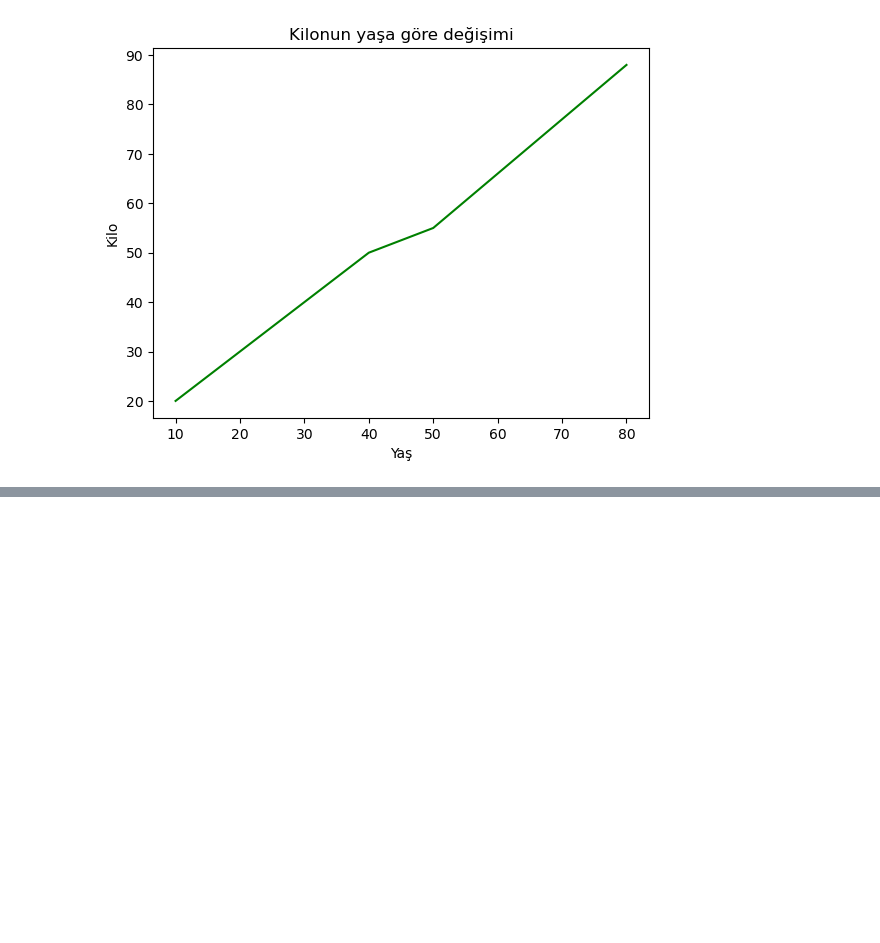
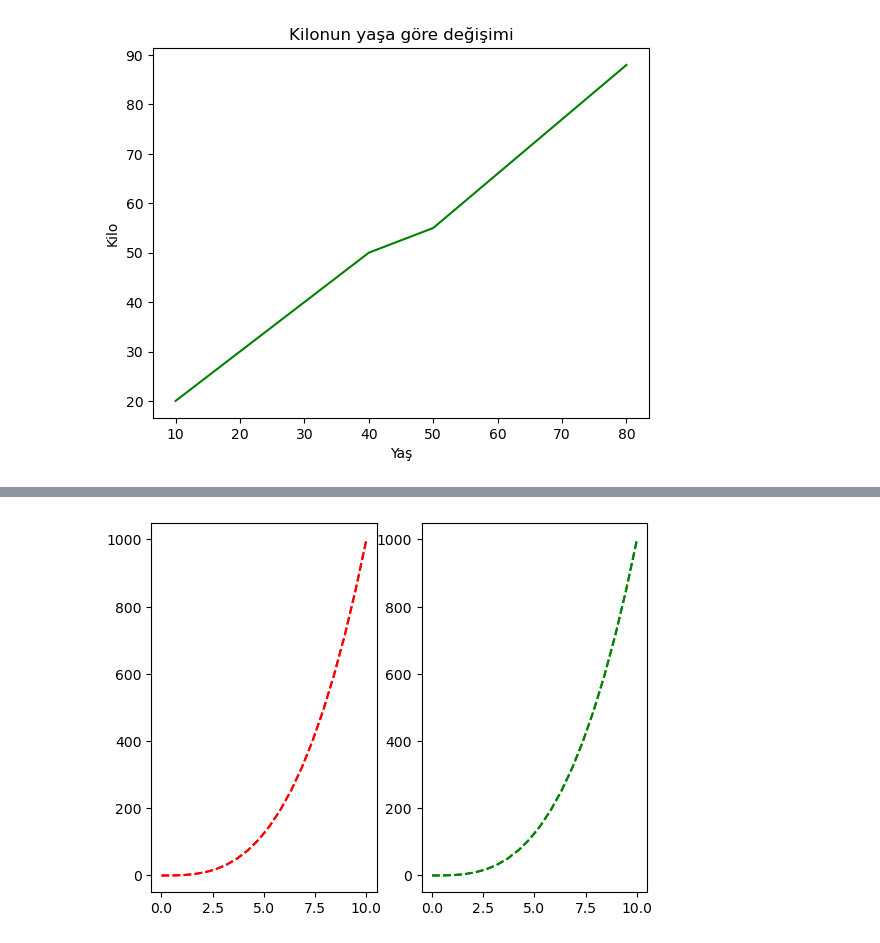
Before and after one commit to Baran0ner/Python-Exercise, a Jupyter notebook: 27-Matplotlib/27-MatplotibGiriş.ipynb, the cells around one changed output, grey strips where cells are left out. Cells and saved outputs as stored; diff of their text form; code cells hidden in the pictures; blank space fills up the shorter version.

```diff
--- a/27-Matplotlib/27-MatplotibGiriş.ipynb
+++ b/27-Matplotlib/27-MatplotibGiriş.ipynb
@@ -24,0 +49,8 @@ plt.show()
+# %%
+plt.subplot(1,2,1)
+plt.plot(numpyDizisi1,numpyDizisi2,"r--")
+plt.subplot(1,2,2)
+plt.plot(numpyDizisi1,numpyDizisi2,"g--")
+plt.show()
+# %% [output]
+[figure, added]
```
Also changed, not shown: parts of 7 cells of this notebook.
